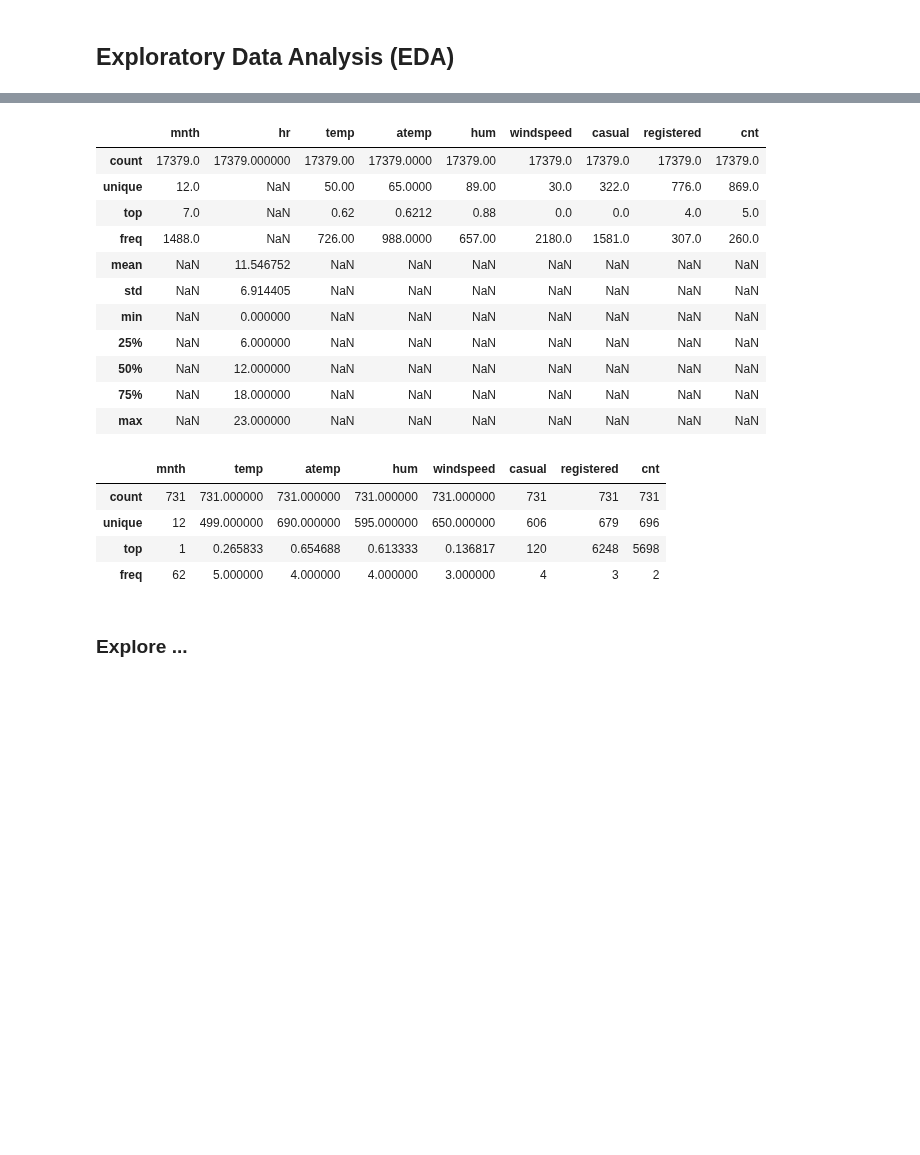
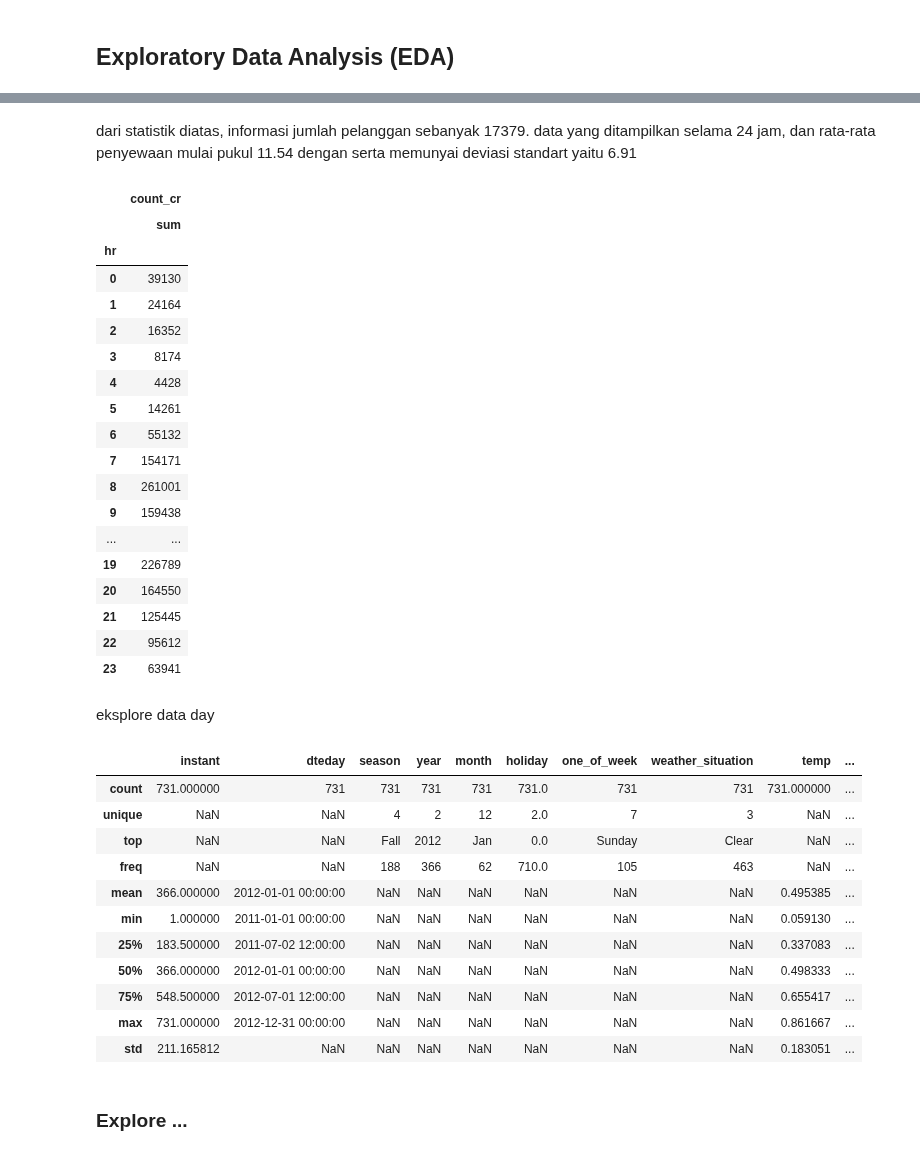
Before and after one commit to Mutasar/sewa-sepeda, a Jupyter notebook: Mutasar_bike_sharing.ipynb, the cells around one changed output, grey strips where cells are left out. Drawn from its saved outputs; the diff is of its cells as text; code cells hidden in the pictures; blank space fills up the shorter version.

```diff
--- a/Mutasar_bike_sharing.ipynb
+++ b/Mutasar_bike_sharing.ipynb
@@ -285,23 +309,45 @@ Explore Data day dan hour :
+# %% [markdown]
+dari statistik diatas, informasi jumlah pelanggan sebanyak 17379. data yang ditampilkan selama 24 jam, dan  rata-rata penyewaan mulai pukul 11.54 dengan serta memunyai deviasi standart yaitu 6.91
+# %%
+# penyewaan berdasarkan jam
+hour_df.groupby(by="hr").agg({
+    "count_cr": ["sum"]
+})
+# %% [output]
+|  | count_cr |
+|  | sum |
+| hr |  |
+| 0 | 39130 |
+| 1 | 24164 |
+| 2 | 16352 |
+| 3 | 8174 |
+| 4 | 4428 |
+| 5 | 14261 |
+| 6 | 55132 |
+| 7 | 154171 |
+| 8 | 261001 |
+| 9 | 159438 |
+| ... | ... |
+| 19 | 226789 |
+| 20 | 164550 |
+| 21 | 125445 |
+| 22 | 95612 |
+| 23 | 63941 |
+# %% [markdown]
+eksplore data day
 # %%
-hour_df.describe(include="all")
+#parameter dari data day_df
+day_df.describe(include="all")
 # %% [output]
-|  | mnth | hr | temp | atemp | hum | windspeed | casual | registered | cnt |
-| count | 17379.0 | 17379.000000 | 17379.00 | 17379.0000 | 17379.00 | 17379.0 | 17379.0 | 17379.0 | 17379.0 |
-| unique | 12.0 | NaN | 50.00 | 65.0000 | 89.00 | 30.0 | 322.0 | 776.0 | 869.0 |
-| top | 7.0 | NaN | 0.62 | 0.6212 | 0.88 | 0.0 | 0.0 | 4.0 | 5.0 |
-| freq | 1488.0 | NaN | 726.00 | 988.0000 | 657.00 | 2180.0 | 1581.0 | 307.0 | 260.0 |
-| mean | NaN | 11.546752 | NaN | NaN | NaN | NaN | NaN | NaN | NaN |
-| std | NaN | 6.914405 | NaN | NaN | NaN | NaN | NaN | NaN | NaN |
-| min | NaN | 0.000000 | NaN | NaN | NaN | NaN | NaN | NaN | NaN |
-| 25% | NaN | 6.000000 | NaN | NaN | NaN | NaN | NaN | NaN | NaN |
-| 50% | NaN | 12.000000 | NaN | NaN | NaN | NaN | NaN | NaN | NaN |
-| 75% | NaN | 18.000000 | NaN | NaN | NaN | NaN | NaN | NaN | NaN |
-| max | NaN | 23.000000 | NaN | NaN | NaN | NaN | NaN | NaN | NaN |
+|  | instant | dteday | season | year | month | holiday | one_of_week | weather_situation | temp | ... |
+| count | 731.000000 | 731 | 731 | 731 | 731 | 731.0 | 731 | 731 | 731.000000 | ... |
+| unique | NaN | NaN | 4 | 2 | 12 | 2.0 | 7 | 3 | NaN | ... |
+| top | NaN | NaN | Fall | 2012 | Jan | 0.0 | Sunday | Clear | NaN | ... |
+| freq | NaN | NaN | 188 | 366 | 62 | 710.0 | 105 | 463 | NaN | ... |
+| mean | 366.000000 | 2012-01-01 00:00:00 | NaN | NaN | NaN | NaN | NaN | NaN | 0.495385 | ... |
+| min | 1.000000 | 2011-01-01 00:00:00 | NaN | NaN | NaN | NaN | NaN | NaN | 0.059130 | ... |
+| 25% | 183.500000 | 2011-07-02 12:00:00 | NaN | NaN | NaN | NaN | NaN | NaN | 0.337083 | ... |
+| 50% | 366.000000 | 2012-01-01 00:00:00 | NaN | NaN | NaN | NaN | NaN | NaN | 0.498333 | ... |
+| 75% | 548.500000 | 2012-07-01 12:00:00 | NaN | NaN | NaN | NaN | NaN | NaN | 0.655417 | ... |
+| max | 731.000000 | 2012-12-31 00:00:00 | NaN | NaN | NaN | NaN | NaN | NaN | 0.861667 | ... |
+| std | 211.165812 | NaN | NaN | NaN | NaN | NaN | NaN | NaN | 0.183051 | ... |
-# %%
-day_df.describe(include="all")
-# %% [output]
-|  | mnth | temp | atemp | hum | windspeed | casual | registered | cnt |
-| count | 731 | 731.000000 | 731.000000 | 731.000000 | 731.000000 | 731 | 731 | 731 |
-| unique | 12 | 499.000000 | 690.000000 | 595.000000 | 650.000000 | 606 | 679 | 696 |
-| top | 1 | 0.265833 | 0.654688 | 0.613333 | 0.136817 | 120 | 6248 | 5698 |
-| freq | 62 | 5.000000 | 4.000000 | 4.000000 | 3.000000 | 4 | 3 | 2 |
```
Also changed, not shown: parts of 6 cells of this notebook.
